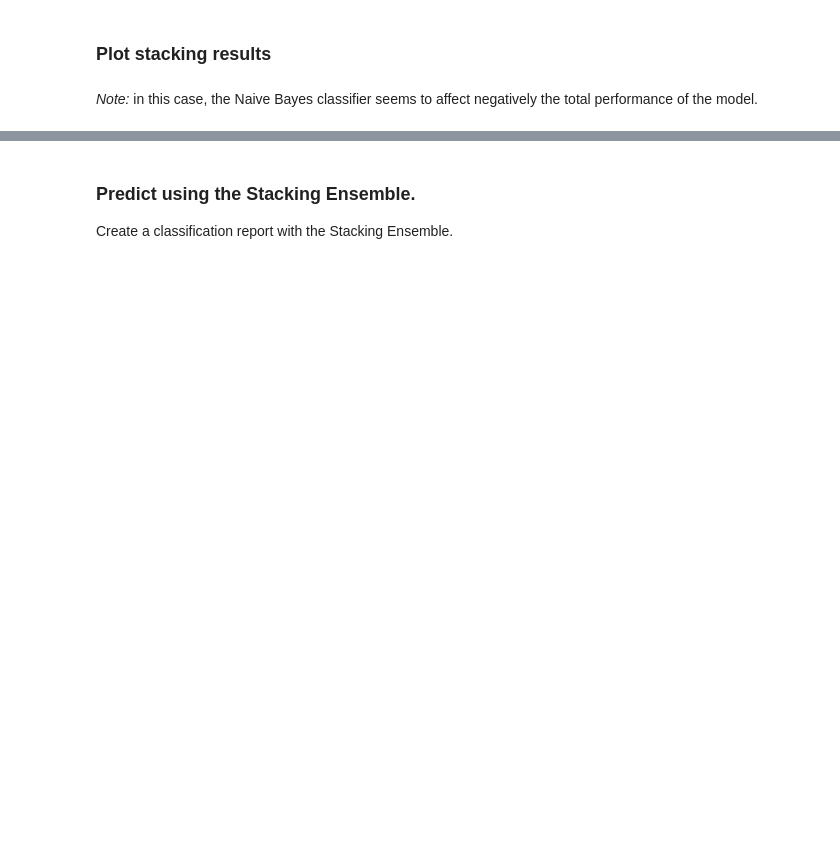
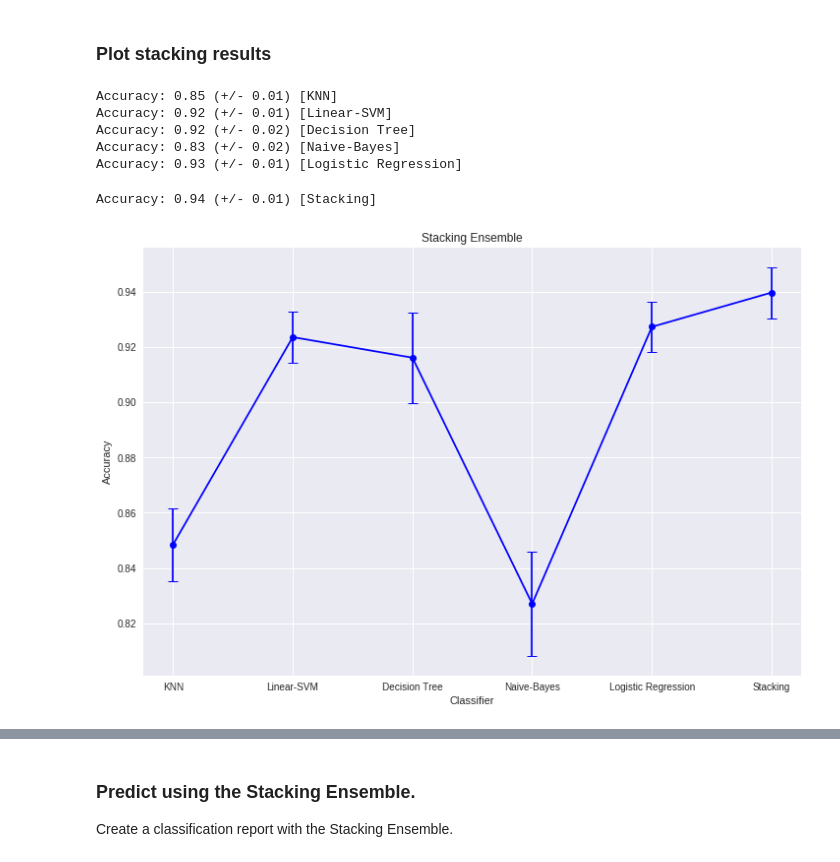
Before and after one commit to Adamantios/Ensembles-CSL-Imb_Learning-Models_Comparison, a Jupyter notebook: PartA.ipynb, the cells around one changed output, grey strips where cells are left out. Drawn from its saved outputs; the diff is of its cells as text; code cells hidden in the pictures; blank space fills up the shorter version.

```diff
--- a/PartA.ipynb
+++ b/PartA.ipynb
@@ -2523,10 +2555,10 @@ report(random_search.cv_results_)
 Run a Grid search, using 10 fold cross validation for the area around the best results found with the Random Search.
 # %%
 # Specify parameter_grid for the search.
-param_grid = {'max_depth': range(22, 24),
-              'max_features': range(30, 32),
-              'min_samples_split': range(25, 27),
-              'n_estimators': range(240, 250, 5),
+param_grid = {'max_depth': range(32, 34),
+              'max_features': range(26, 28),
+              'min_samples_split': range(28, 30),
+              'n_estimators': range(90, 100, 5),
               'criterion': ['entropy', 'gini']}
 
 # Run a grid search CV.
@@ -2572,16 +2604,16 @@ Make prediction with the Random Forest Ensemble, using the best parameters found
 # %%
 
 # Add best values for the classifier.
-clf.max_depth = 22
-clf.max_features = 31
-clf.min_samples_split = 25
-clf.n_estimators = 240
+clf.max_depth = 32
+clf.max_features = 26
+clf.min_samples_split = 28
+clf.n_estimators = 95
 clf.criterion = 'entropy'
 clf.fit(X_train,y_train)
 y_pred = clf.predict(X_test)
 
 # Print a classification report.
-full_report(y_test, y_pred)
+full_report(y_test, y_pred, 'binary')
 # %% [output]
 Final Results
 ---------------------
@@ -2607,9 +2639,9 @@ sclf = StackingCVClassifier(classifiers=[clf1, clf2, clf3, clf4],
 # Specify parameters and distributions to sample from
 # and candidates to be created.
 param_dist = {'kneighborsclassifier__n_neighbors': sp_randint(1, 100),
-              'linearsvc__C': [0.01, 0.1, 1, 10, 100],
+              'linearsvc__C': np.logspace(-3, 3),
               'decisiontreeclassifier__max_depth': sp_randint(2, 60),
-              'meta-logisticregression__C': [0.01, 0.1, 1, 10, 100, 1000]}
+              'meta-logisticregression__C': np.logspace(-3, 3)}
 
 candidates = 50
 
@@ -2659,10 +2687,10 @@ Parameters: {'decisiontreeclassifier__max_depth': 21, 'kneighborsclassifier__n_n
 ### Grid Search
 # %%
 # Specify parameter_grid for the search.
-param_grid = {'kneighborsclassifier__n_neighbors': range(69, 72),
-              'linearsvc__C': range(8, 12, 2),
-              'decisiontreeclassifier__max_depth': range(16, 18),
-              'meta-logisticregression__C': [0.5, 1, 1.5]}
+param_grid = {'kneighborsclassifier__n_neighbors': range(67, 69),
+              'linearsvc__C': range(9, 13, 2),
+              'decisiontreeclassifier__max_depth': range(38, 40),
+              'meta-logisticregression__C': [242, 246, 2]}
 
 # Run a grid search CV.
 grid_search = GridSearchCV(sclf, param_grid, cv = 10, n_jobs=-1, verbose=5,
@@ -2701,19 +2728,25 @@ Parameters: {'decisiontreeclassifier__max_depth': 17, 'kneighborsclassifier__n_n
 ### Plot stacking results
 # %%
 # Use best values for the classifier.
-clf1.n_neighbors = 69
-clf2.C = 8
-clf3.max_depth = 17
-meta_clf.C = 0.5
+clf1.n_neighbors = 68
+clf2.C = 9
+clf3.max_depth = 38
+meta_clf.C = 246
 
 # Plot accuracy +- std for each model separately
 # and compare it with the stacking model.
 clf_names = ['KNN', 'Linear-SVM', 'Decision Tree', 'Naive-Bayes',
              'Logistic Regression', 'Stacking']
 models = clf1, clf2, clf3, clf4, meta_clf, sclf
 plot_accuracy_stacking(clf_names, models, X_train, y_train)
+# %% [output]
+Accuracy: 0.85 (+/- 0.01) [KNN]
+Accuracy: 0.92 (+/- 0.01) [Linear-SVM]
+Accuracy: 0.92 (+/- 0.02) [Decision Tree]
+Accuracy: 0.83 (+/- 0.02) [Naive-Bayes]
+Accuracy: 0.93 (+/- 0.01) [Logistic Regression]
+Accuracy: 0.94 (+/- 0.01) [Stacking]
+[figure, added]
-# %% [markdown]
-*Note:* in this case, the Naive Bayes classifier seems to affect negatively the total performance of the model.
 # %%
 # Plot the learning curves.
 plot_learning_curve(models, clf_names, X_train, y_train)
```
Also changed, not shown: parts of 13 cells of this notebook.
